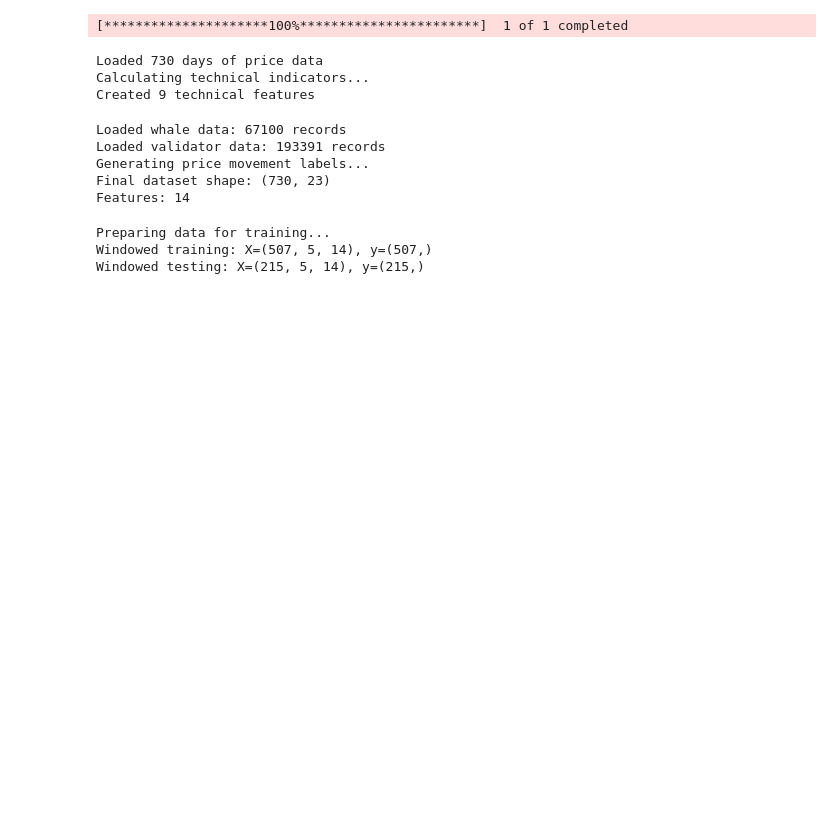
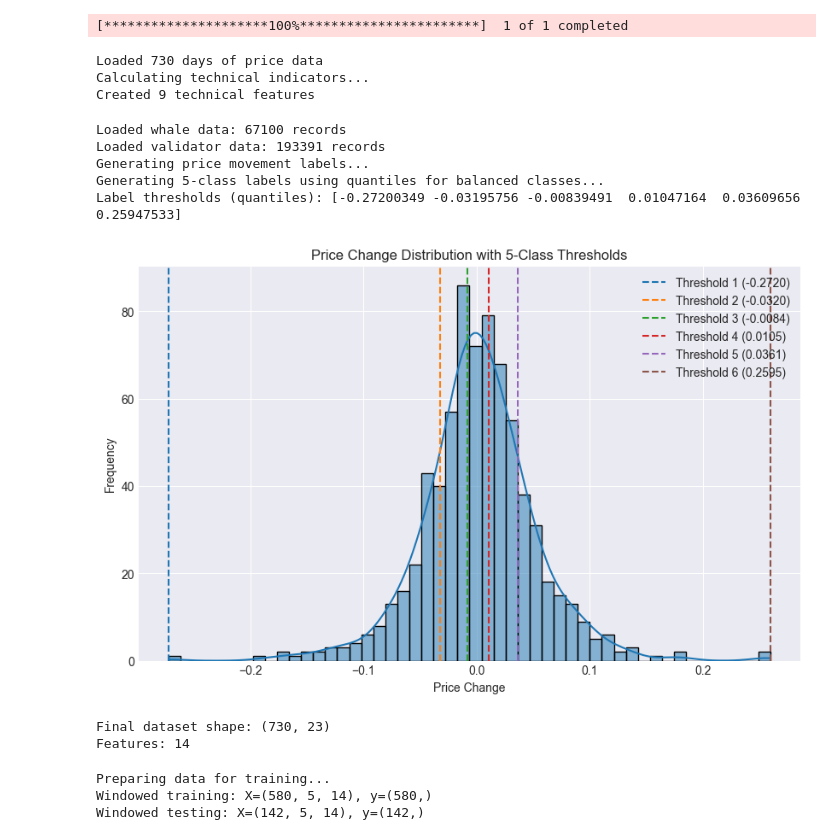
Before and after one commit to aeosborn/CS170, a Jupyter notebook: midterm_version/stacked_model.ipynb, the cells around one changed output. Drawn from its saved outputs; the diff is of its cells as text; code cells hidden in the pictures; blank space fills up the shorter version.

```diff
--- a/midterm_version/stacked_model.ipynb
+++ b/midterm_version/stacked_model.ipynb
@@ -87,34 +89,25 @@ validators['date'] = pd.to_datetime(validators['datetime']).dt.date
 print(f"Loaded whale data: {len(whales)} records")
 print(f"Loaded validator data: {len(validators)} records")
 
-# Label Generation (3-class classification)
 print("Generating price movement labels...")
 price_changes = price_history['close'].pct_change()
 
-# Calculate tertile thresholds (33rd and 66th percentiles)
-lower_threshold, upper_threshold = np.percentile(price_changes.dropna(), [33, 66])
-
-# Create 3-class labels
-price_history['labels'] = np.select(
-    [
-        price_changes < lower_threshold,
-        price_changes > upper_threshold,
-        (price_changes >= lower_threshold) & (price_changes <= upper_threshold)
-    ],
-    [0, 2, 1],  # 0=Low, 1=Medium, 2=High
-    default=1
-)
+# Dynamically create labels based on NUM_CLASSES
+print(f"Generating {NUM_CLASSES}-class labels using quantiles for balanced classes...")
+label_thresholds = price_changes.quantile(np.linspace(0, 1, NUM_CLASSES + 1)).values
+price_history['labels'] = np.digitize(price_changes, bins=label_thresholds[1:-1], right=True) # np.digitize assigns bins: 0, 1, ..., NUM_CLASSES-1
+print("Label thresholds (quantiles):", label_thresholds)
 
 # # Visualize thresholds
-# plt.figure(figsize=(10, 6))
-# sns.histplot(price_changes.dropna(), bins=50, kde=True)
-# plt.axvline(lower_threshold, color='red', linestyle='--', label=f'Lower Threshold ({lower_threshold:.4f})')
-# plt.axvline(upper_threshold, color='green', linestyle='--', label=f'Upper Threshold ({upper_threshold:.4f})')
-# plt.title('Price Change Distribution with Tertile Thresholds')
-# plt.xlabel('Price Change')
-# plt.ylabel('Frequency')
-# plt.legend()
-# plt.show()
+plt.figure(figsize=(10, 6))
+sns.histplot(price_changes.dropna(), bins=50, kde=True)
+for i, thresh in enumerate(label_thresholds):
+    plt.axvline(thresh, color='C{}'.format(i), linestyle='--', label=f'Threshold {i+1} ({thresh:.4f})')
+plt.title(f'Price Change Distribution with {NUM_CLASSES}-Class Thresholds')
+plt.xlabel('Price Change')
+plt.ylabel('Frequency')
+plt.legend()
+plt.show()
 
 # print(f"Label distribution:\n{price_history['labels'].value_counts(normalize=True)}")
 
@@ -125,35 +118,38 @@ whale_agg = whales.groupby('date').agg(
     whale_avg_gasPrice=('gasPrice', 'mean')
 )
 
 validator_agg = validators.groupby('date').agg(
     validator_count=('blockHash', 'nunique'),
     validator_gas_price=('gasPrice', 'mean')
 )
 
 # Merge all data
 labeled_data = price_history.merge(whale_agg, on='date', how='left')
 labeled_data = labeled_data.merge(validator_agg, on='date', how='left')
 
 # Define final feature set
 all_features = [
     'whale_avg_valueEth', 'whale_var_valueEth', 'whale_avg_gasPrice',
     'validator_count', 'validator_gas_price', 'lag1_delta', 'lag2_delta',
     'volatility', 'volume_change', 'rsi', 'macd', 'bb_upper', 'bb_lower', 'obv'
 ]
 
 # Fill remaining NaNs
 labeled_data[all_features] = labeled_data[all_features].ffill().bfill()
 labeled_data.dropna(subset=['labels'], inplace=True)
 labeled_data.sort_values(by='date', inplace=True)
 
 print(f"Final dataset shape: {labeled_data.shape}")
 print(f"Features: {len(all_features)}")
 # %% [output]
 Loaded whale data: 67100 records
 Loaded validator data: 193391 records
 Generating price movement labels...
-Final dataset shape: (730, 23)
-Features: 14
+Generating 5-class labels using quantiles for balanced classes...
+Label thresholds (quantiles): [-0.27200349 -0.03195756 -0.00839491  0.01047164  0.03609656  0.25947533]
+[figure, added]
+Final dataset shape: (730, 23)
+Features: 14
 # %%
 # Data Preparation
 print("Preparing data for training...")
@@ -162,7 +158,7 @@ X = labeled_data[all_features]
 
 # Train/test split (temporal split)
 X_train, X_test, y_train, y_test = train_test_split(
-    X, y, test_size=0.3, random_state=42, shuffle=False
+    X, y, test_size=0.2, random_state=42, shuffle=False
 )
 
 #Scale features
@@ -187,10 +183,11 @@ print(f"Windowed testing: X={X_test_windowed.shape}, y={y_test_windowed.shape}")
 
 # Get aligned price deltas for backtesting
 price_deltas_test = labeled_data['delta'].loc[y_test.index[WINDOW_LENGTH-1:]].to_numpy()
+price_deltas_train = labeled_data['delta'].loc[y_train.index[WINDOW_LENGTH-1:]].to_numpy()
 # %% [output]
 Preparing data for training...
-Windowed training: X=(507, 5, 14), y=(507,)
-Windowed testing: X=(215, 5, 14), y=(215,)
+Windowed training: X=(580, 5, 14), y=(580,)
+Windowed testing: X=(142, 5, 14), y=(142,)
 # %%
 def residual_block(x, filters, kernel_size, dilation_rate, dropout_rate=0.3):
     """Residual block for TCN model"""
```
Also changed, not shown: parts of 6 cells of this notebook.
